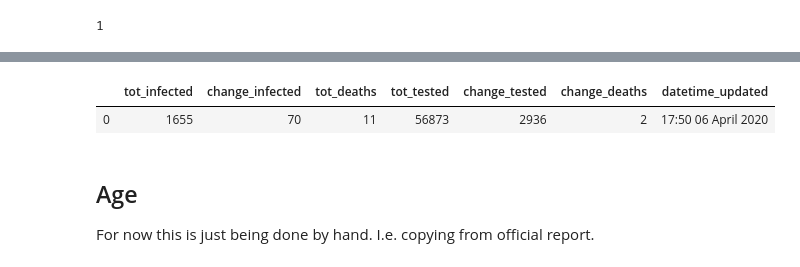
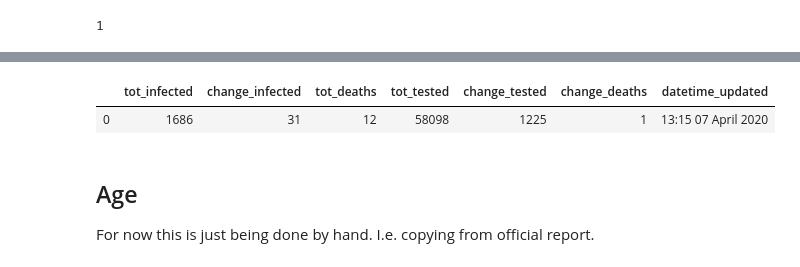
Before and after one commit to SimonRosen173/Covid19SAData, a Jupyter notebook: Data_Preprocessing.ipynb, the cells around one changed output, grey strips where cells are left out. Drawn from its saved outputs; the diff is of its cells as text; code cells hidden in the pictures.

Commit message:
Data updated

```diff
--- a/Data_Preprocessing.ipynb
+++ b/Data_Preprocessing.ipynb
@@ -743,0 +752,4 @@ print(tot_infected, change_infected)
+# %%
+tot_deaths = str(deaths_data_per_day.tail(1).iloc[0]['cum_deaths'].astype(int))
+change_deaths = str(deaths_data_per_day.tail(1).iloc[0]['daily_deaths'].astype(int))
+print(tot_deaths, change_deaths)
@@ -751,11 +765,11 @@ Current Time = 17:50 06 April 2020
 # %%
-gen_data = pd.DataFrame(dict(tot_infected=[tot_infected], change_infected=[change_infected], tot_deaths=["11"],
-                             tot_tested=[tot_tested], change_tested=[change_tested], change_deaths=["2"],
+gen_data = pd.DataFrame(dict(tot_infected=[tot_infected], change_infected=[change_infected], tot_deaths=[tot_deaths],
+                             tot_tested=[tot_tested], change_tested=[change_tested], change_deaths=[change_deaths],
                              datetime_updated=[current_time]))
 gen_data
 # %% [output]
 |  | tot_infected | change_infected | tot_deaths | tot_tested | change_tested | change_deaths | datetime_updated |
-| 0 | 1655 | 70 | 11 | 56873 | 2936 | 2 | 17:50 06 April 2020 |
+| 0 | 1686 | 31 | 12 | 58098 | 1225 | 1 | 13:15 07 April 2020 |
 # %%
 gen_data.to_csv("data/gen_data.csv", index=False)
 # %% [markdown]
```
Also changed, not shown: parts of 33 cells of this notebook, 27 other files.
